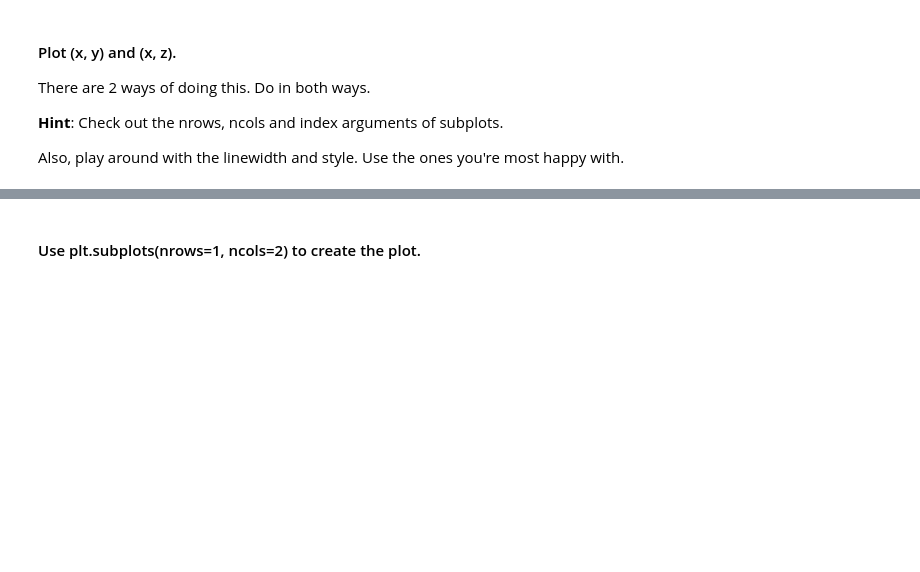
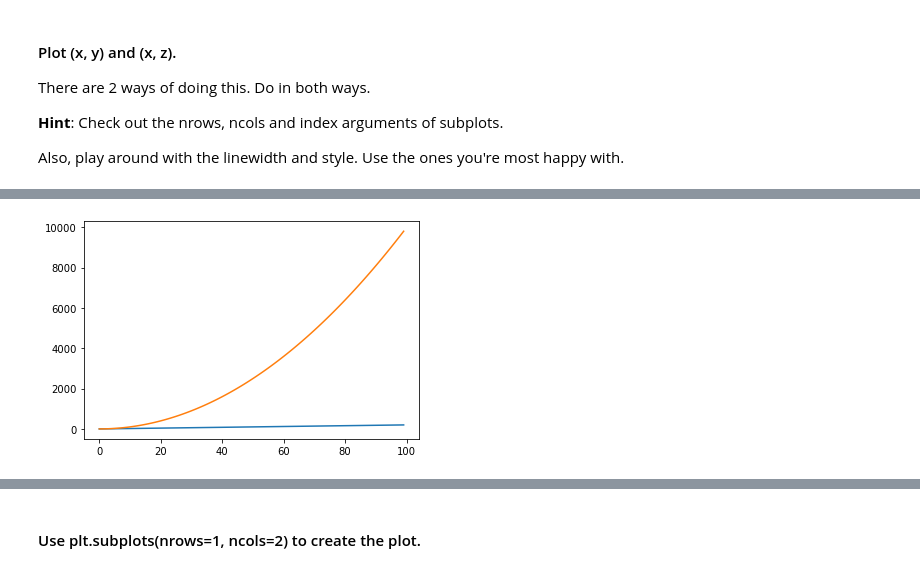
Before and after one commit to Fvperez1/dataptmad0522_labs, a Jupyter notebook: module-2/matplotlib-seaborn/your-code/Matplotlib & Seaborn.ipynb, the cells around one changed output, grey strips where cells are left out. Drawn from its saved outputs; the diff is of its cells as text; code cells hidden in the pictures; blank space fills up the shorter version.

```diff
--- a/module-2/matplotlib-seaborn/your-code/Matplotlib & Seaborn.ipynb
+++ b/module-2/matplotlib-seaborn/your-code/Matplotlib & Seaborn.ipynb
@@ -114,0 +139,5 @@ me
+# %%
+plt.plot(x,y,z)
+plt.show()
+# %% [output]
+[figure, added]
```
Also changed, not shown: parts of 20 cells of this notebook.
